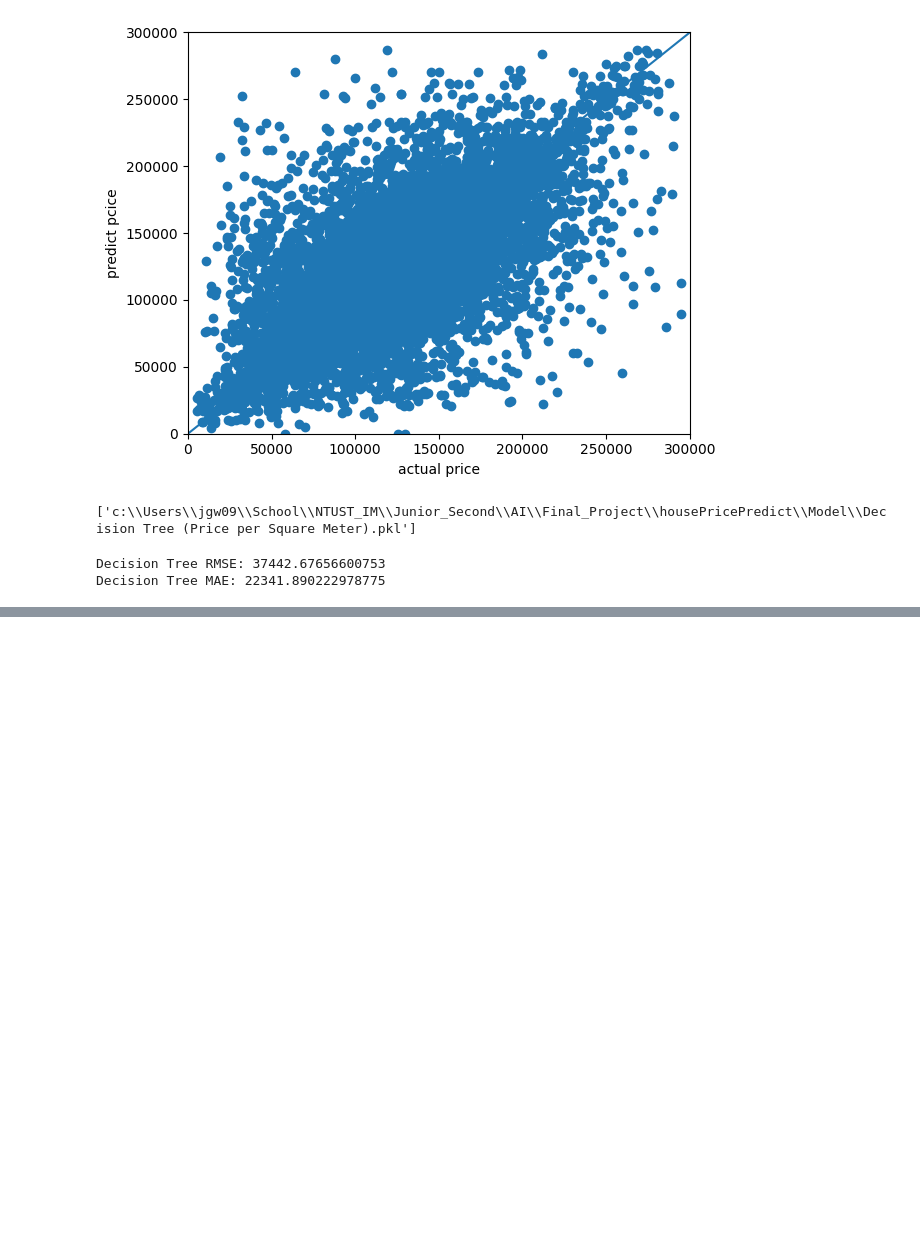
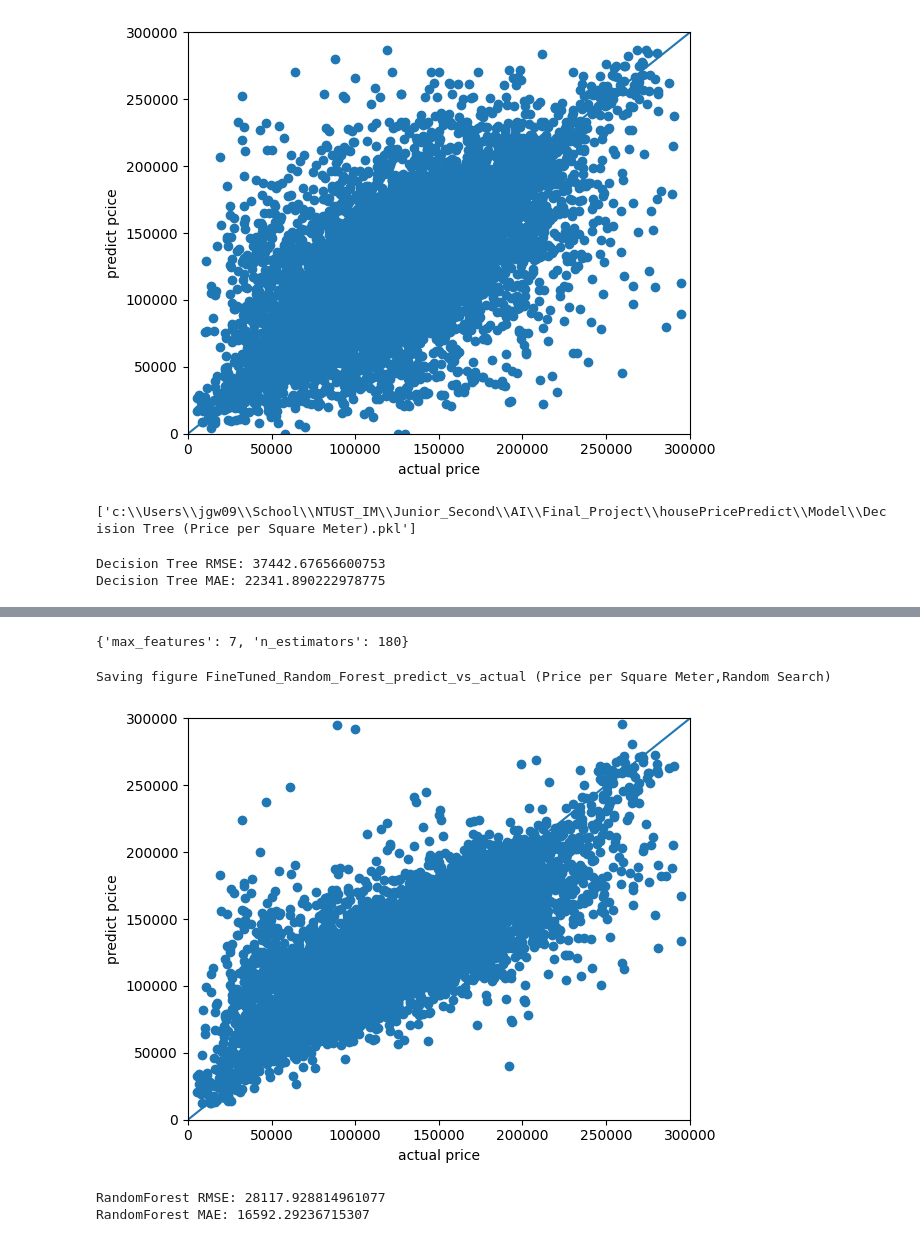
Before and after one commit to jgw0915/housePricePredict, a Jupyter notebook: Scripts/house_average_price.ipynb, the cells around one changed output, grey strips where cells are left out. Cells and saved outputs as stored; diff of their text form; code cells hidden in the pictures; blank space fills up the shorter version.

```diff
--- a/Scripts/house_average_price.ipynb
+++ b/Scripts/house_average_price.ipynb
@@ -492,36 +526,43 @@ def randomize_search_model(model):
 rand_search = randomize_search_model(rf)
 rand_search.fit(x_train, y_train)
 best_params = rand_search.best_params_
-print(best_params)
+best_params
+# %% [output]
+{'max_features': 7, 'n_estimators': 180}
 # %%
 '''Show Fine Tuned Model Result'''
 # Model Path
 Model_Folder_path = os.path.join(parent_directory, 'Model')
-Model_File_Name = 'FineTuned_RF_reg (Price per Square Meter).pkl'
+Model_File_Name = 'FineTuned_RF_reg (Price per Square Meter,Random Search).pkl'
 Model_path = os.path.join(Model_Folder_path, Model_File_Name)
+best_params = rand_search.best_params_
 if os.path.exists(Model_path):
     RF_reg = joblib.load(Model_path)
-
 else:
     # Train a new model with the best parameters
     best_rf = RandomForestRegressor(**best_params)
     best_rf.fit(x_train, y_train)
     #save model
     joblib.dump(best_rf,Model_path)
 
-result = RF_reg.score(x_test, y_test)
-y_predict = RF_reg.predict(x_test)
+result = best_rf.score(x_test, y_test)
+y_predict = best_rf.predict(x_test)
 
 plt.xlabel("actual price") # x軸的標題
 plt.ylabel("predict pcice") # y軸的標題
 plt.xlim(0, 300000) # x軸的範圍
 plt.ylim(0, 300000) # y軸的範圍
 plt.plot([0,300000], [0,300000]) # 劃一條基準線
 plt.scatter(y_test, y_predict) # 比對預測跟實際的差別
-save_fig("FineTuned_Random_Forest_predict_vs_actual (Price per Square Meter)") # 儲存圖形
+save_fig("FineTuned_Random_Forest_predict_vs_actual (Price per Square Meter,Random Search)") # 儲存圖形
 plt.show() # 察看結果
 
 RF_reg_rmse = mean_squared_error(y_test, y_predict,squared=False)
-print('RandomForest RMSE:',dt_reg_rmse)
+print('RandomForest RMSE:',RF_reg_rmse)
 RF_reg_mean = np.mean(np.abs(y_test - y_predict))
 print("RandomForest MAE: {}".format(RF_reg_mean))
+# %% [output]
+Saving figure FineTuned_Random_Forest_predict_vs_actual (Price per Square Meter,Random Search)
+[figure, added]
+RandomForest RMSE: 28117.928814961077
+RandomForest MAE: 16592.29236715307
```
Also changed, not shown: parts of 5 cells of this notebook.
